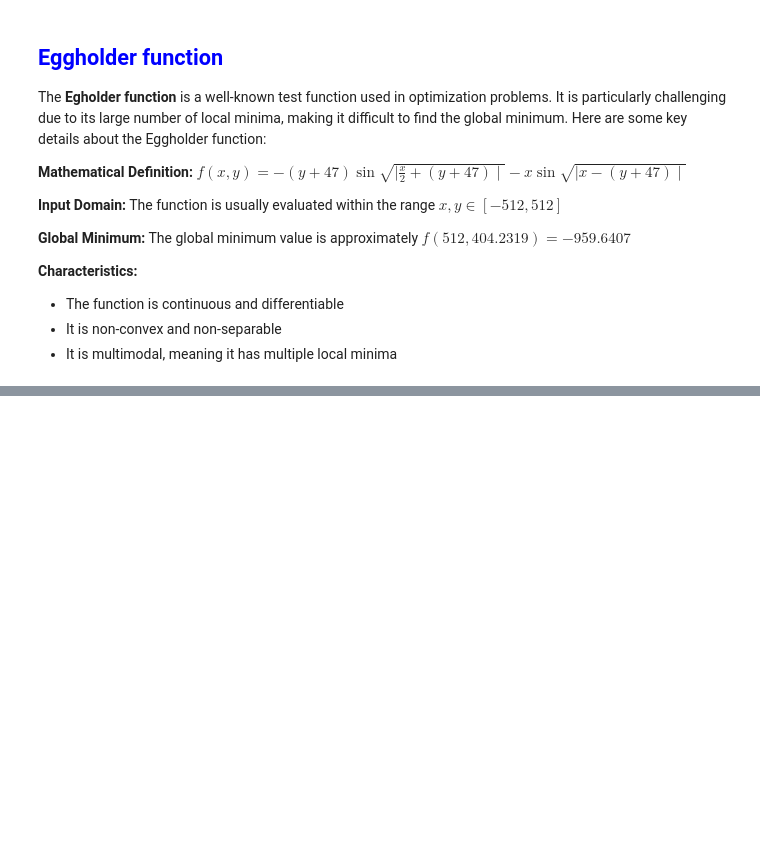
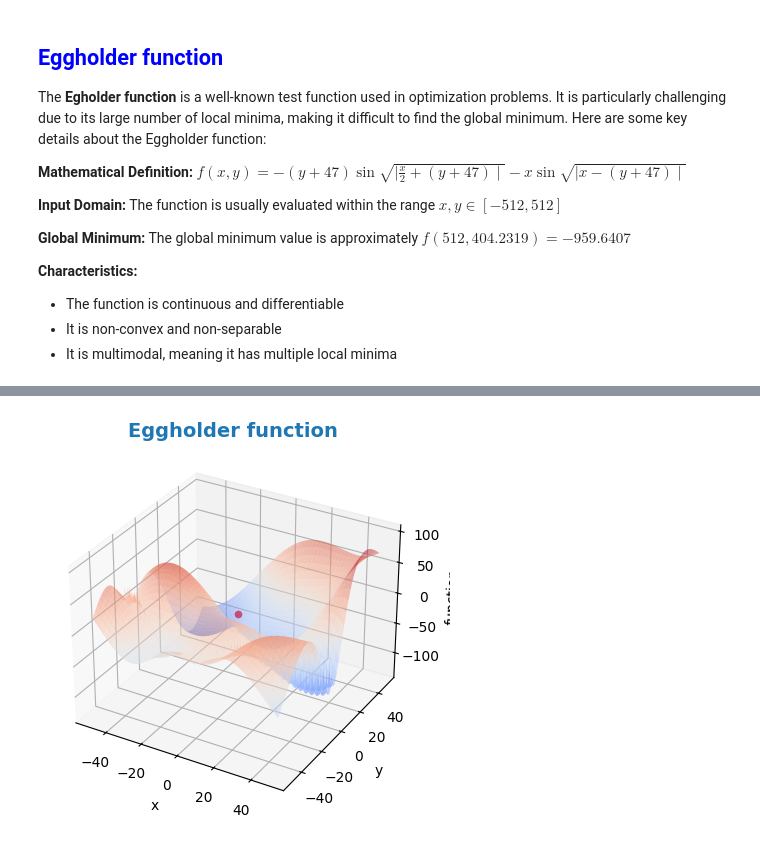
Before and after one commit to federicogr00-udg/TopicosDeIndustriaI, a Jupyter notebook: Tarea1/TI_1_HW1_FedericoGarcia.ipynb, the cells around one changed output, grey strips where cells are left out. Saved outputs shown, nothing was run; the diff lists cells and outputs as text; code cells hidden in the pictures; blank space fills up the shorter version.

```diff
--- a/Tarea1/TI_1_HW1_FedericoGarcia.ipynb
+++ b/Tarea1/TI_1_HW1_FedericoGarcia.ipynb
@@ -48,9 +63,24 @@ def f_eggholder(x, y):
 # %%
-# # Run gradient descent algorithm
-# # Elapsed time 1 second
-# x_range = np.arange(-50, 50, 0.1)
-# y_range = np.arange(-50, 50, 0.1)
+# Run gradient descent algorithm
+# Elapsed time 1 second
+x_range = np.arange(-50, 50, 0.1)
+y_range = np.arange(-50, 50, 0.1)
 
-# X, Y = np.meshgrid(x_range, y_range)
-# Z = f_eggholder(X, Y)
+X, Y = np.meshgrid(x_range, y_range)
+Z = f_eggholder(X, Y)
+# %%
+# Plot the results
+fig = plt.figure()
+ax = fig.add_subplot(111, projection='3d')
+ax.plot_surface(X, Y, Z, cmap='coolwarm', alpha=0.5)
+
+ax.scatter(0,0,0, c='r', marker='o')
+
+ax.set_title('Eggholder function', loc = "center", fontdict = {'fontsize':14, 'fontweight':'bold', 'color':'tab:blue'})
+ax.set_xlabel('x')
+ax.set_ylabel('y')
+ax.set_zlabel('function')
+plt.show()
+# %% [output]
+[figure, added]
 # %%
```
Also changed, not shown: parts of 6 cells of this notebook.
